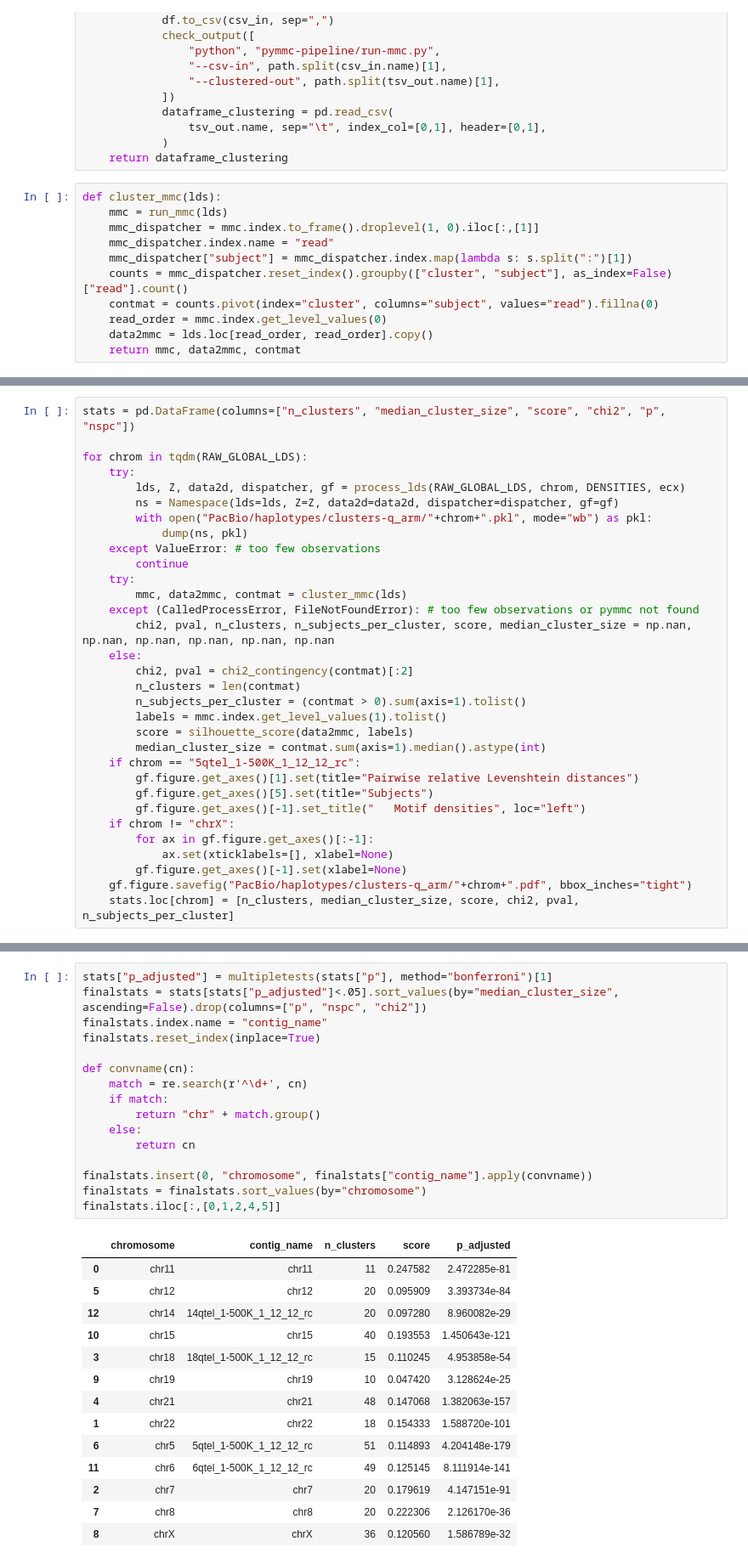
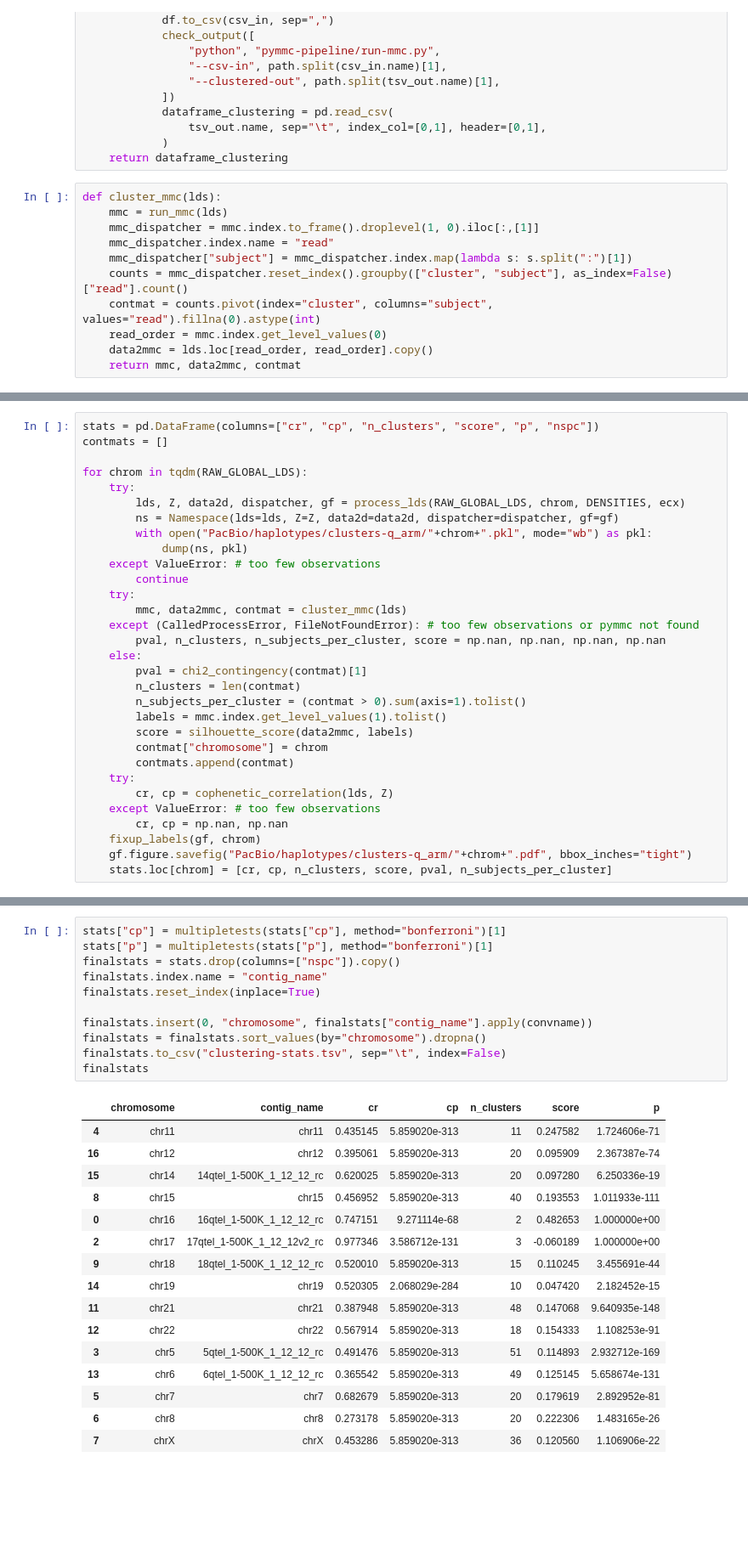
Before and after one commit to LankyCyril/edgecase, a Jupyter notebook: publications/methods-paper/jupyter/haplotypes.ipynb, the cells around one changed output, grey strips where cells are left out. Shown at 85% size. Drawn from its saved outputs; the diff is of its cells as text; blank space fills up the shorter version.

Commit message:
Haplotypes Jupyter notebook: more stats

```diff
--- a/publications/methods-paper/jupyter/haplotypes.ipynb
+++ b/publications/methods-paper/jupyter/haplotypes.ipynb
@@ -237,7 +240,7 @@ def cluster_mmc(lds):
     mmc_dispatcher.index.name = "read"
     mmc_dispatcher["subject"] = mmc_dispatcher.index.map(lambda s: s.split(":")[1])
     counts = mmc_dispatcher.reset_index().groupby(["cluster", "subject"], as_index=False)["read"].count()
-    contmat = counts.pivot(index="cluster", columns="subject", values="read").fillna(0)
+    contmat = counts.pivot(index="cluster", columns="subject", values="read").fillna(0).astype(int)
     read_order = mmc.index.get_level_values(0)
     data2mmc = lds.loc[read_order, read_order].copy()
     return mmc, data2mmc, contmat
@@ -244,5 +265,6 @@ def cluster_mmc(lds):
 # %%
-stats = pd.DataFrame(columns=["n_clusters", "median_cluster_size", "score", "chi2", "p", "nspc"])
+stats = pd.DataFrame(columns=["cr", "cp", "n_clusters", "score", "p", "nspc"])
+contmats = []
 
 for chrom in tqdm(RAW_GLOBAL_LDS):
     try:
@@ -255,21 +277,19 @@ for chrom in tqdm(RAW_GLOBAL_LDS):
     try:
         mmc, data2mmc, contmat = cluster_mmc(lds)
     except (CalledProcessError, FileNotFoundError): # too few observations or pymmc not found
-        chi2, pval, n_clusters, n_subjects_per_cluster, score, median_cluster_size = np.nan, np.nan, np.nan, np.nan, np.nan, np.nan
+        pval, n_clusters, n_subjects_per_cluster, score = np.nan, np.nan, np.nan, np.nan
     else:
-        chi2, pval = chi2_contingency(contmat)[:2]
+        pval = chi2_contingency(contmat)[1]
         n_clusters = len(contmat)
         n_subjects_per_cluster = (contmat > 0).sum(axis=1).tolist()
         labels = mmc.index.get_level_values(1).tolist()
         score = silhouette_score(data2mmc, labels)
-        median_cluster_size = contmat.sum(axis=1).median().astype(int)
-    if chrom == "5qtel_1-500K_1_12_12_rc":
-        gf.figure.get_axes()[1].set(title="Pairwise relative Levenshtein distances")
-        gf.figure.get_axes()[5].set(title="Subjects")
-        gf.figure.get_axes()[-1].set_title("   Motif densities", loc="left")
-    if chrom != "chrX":
-        for ax in gf.figure.get_axes()[:-1]:
-            ax.set(xticklabels=[], xlabel=None)
-        gf.figure.get_axes()[-1].set(xlabel=None)
+        contmat["chromosome"] = chrom
+        contmats.append(contmat)
+    try:
+        cr, cp = cophenetic_correlation(lds, Z)
+    except ValueError: # too few observations
+        cr, cp = np.nan, np.nan
+    fixup_labels(gf, chrom)
     gf.figure.savefig("PacBio/haplotypes/clusters-q_arm/"+chrom+".pdf", bbox_inches="tight")
-    stats.loc[chrom] = [n_clusters, median_cluster_size, score, chi2, pval, n_subjects_per_cluster]
+    stats.loc[chrom] = [cr, cp, n_clusters, score, pval, n_subjects_per_cluster]
@@ -276,31 +317,28 @@ for chrom in tqdm(RAW_GLOBAL_LDS):
 # %%
-stats["p_adjusted"] = multipletests(stats["p"], method="bonferroni")[1]
-finalstats = stats[stats["p_adjusted"]<.05].sort_values(by="median_cluster_size", ascending=False).drop(columns=["p", "nspc", "chi2"])
+stats["cp"] = multipletests(stats["cp"], method="bonferroni")[1]
+stats["p"] = multipletests(stats["p"], method="bonferroni")[1]
+finalstats = stats.drop(columns=["nspc"]).copy()
 finalstats.index.name = "contig_name"
 finalstats.reset_index(inplace=True)
 
-def convname(cn):
-    match = re.search(r'^\d+', cn)
-    if match:
-        return "chr" + match.group()
-    else:
-        return cn
-
 finalstats.insert(0, "chromosome", finalstats["contig_name"].apply(convname))
-finalstats = finalstats.sort_values(by="chromosome")
-finalstats.iloc[:,[0,1,2,4,5]]
+finalstats = finalstats.sort_values(by="chromosome").dropna()
+finalstats.to_csv("clustering-stats.tsv", sep="\t", index=False)
+finalstats
 # %% [output]
-|  | chromosome | contig_name | n_clusters | score | p_adjusted |
-| 0 | chr11 | chr11 | 11 | 0.247582 | 2.472285e-81 |
-| 5 | chr12 | chr12 | 20 | 0.095909 | 3.393734e-84 |
-| 12 | chr14 | 14qtel_1-500K_1_12_12_rc | 20 | 0.097280 | 8.960082e-29 |
-| 10 | chr15 | chr15 | 40 | 0.193553 | 1.450643e-121 |
-| 3 | chr18 | 18qtel_1-500K_1_12_12_rc | 15 | 0.110245 | 4.953858e-54 |
-| 9 | chr19 | chr19 | 10 | 0.047420 | 3.128624e-25 |
-| 4 | chr21 | chr21 | 48 | 0.147068 | 1.382063e-157 |
-| 1 | chr22 | chr22 | 18 | 0.154333 | 1.588720e-101 |
-| 6 | chr5 | 5qtel_1-500K_1_12_12_rc | 51 | 0.114893 | 4.204148e-179 |
-| 11 | chr6 | 6qtel_1-500K_1_12_12_rc | 49 | 0.125145 | 8.111914e-141 |
-| 2 | chr7 | chr7 | 20 | 0.179619 | 4.147151e-91 |
-| 7 | chr8 | chr8 | 20 | 0.222306 | 2.126170e-36 |
-| 8 | chrX | chrX | 36 | 0.120560 | 1.586789e-32 |
+|  | chromosome | contig_name | cr | cp | n_clusters | score | p |
+| 4 | chr11 | chr11 | 0.435145 | 5.859020e-313 | 11 | 0.247582 | 1.724606e-71 |
+| 16 | chr12 | chr12 | 0.395061 | 5.859020e-313 | 20 | 0.095909 | 2.367387e-74 |
+| 15 | chr14 | 14qtel_1-500K_1_12_12_rc | 0.620025 | 5.859020e-313 | 20 | 0.097280 | 6.250336e-19 |
+| 8 | chr15 | chr15 | 0.456952 | 5.859020e-313 | 40 | 0.193553 | 1.011933e-111 |
+| 0 | chr16 | 16qtel_1-500K_1_12_12_rc | 0.747151 | 9.271114e-68 | 2 | 0.482653 | 1.000000e+00 |
+| 2 | chr17 | 17qtel_1-500K_1_12_12v2_rc | 0.977346 | 3.586712e-131 | 3 | -0.060189 | 1.000000e+00 |
+| 9 | chr18 | 18qtel_1-500K_1_12_12_rc | 0.520010 | 5.859020e-313 | 15 | 0.110245 | 3.455691e-44 |
+| 14 | chr19 | chr19 | 0.520305 | 2.068029e-284 | 10 | 0.047420 | 2.182452e-15 |
+| 11 | chr21 | chr21 | 0.387948 | 5.859020e-313 | 48 | 0.147068 | 9.640935e-148 |
+| 12 | chr22 | chr22 | 0.567914 | 5.859020e-313 | 18 | 0.154333 | 1.108253e-91 |
+| 3 | chr5 | 5qtel_1-500K_1_12_12_rc | 0.491476 | 5.859020e-313 | 51 | 0.114893 | 2.932712e-169 |
+| 13 | chr6 | 6qtel_1-500K_1_12_12_rc | 0.365542 | 5.859020e-313 | 49 | 0.125145 | 5.658674e-131 |
+| 5 | chr7 | chr7 | 0.682679 | 5.859020e-313 | 20 | 0.179619 | 2.892952e-81 |
+| 6 | chr8 | chr8 | 0.273178 | 5.859020e-313 | 20 | 0.222306 | 1.483165e-26 |
+| 7 | chrX | chrX | 0.453286 | 5.859020e-313 | 36 | 0.120560 | 1.106906e-22 |
```
Also changed, not shown: parts of 7 cells of this notebook.
